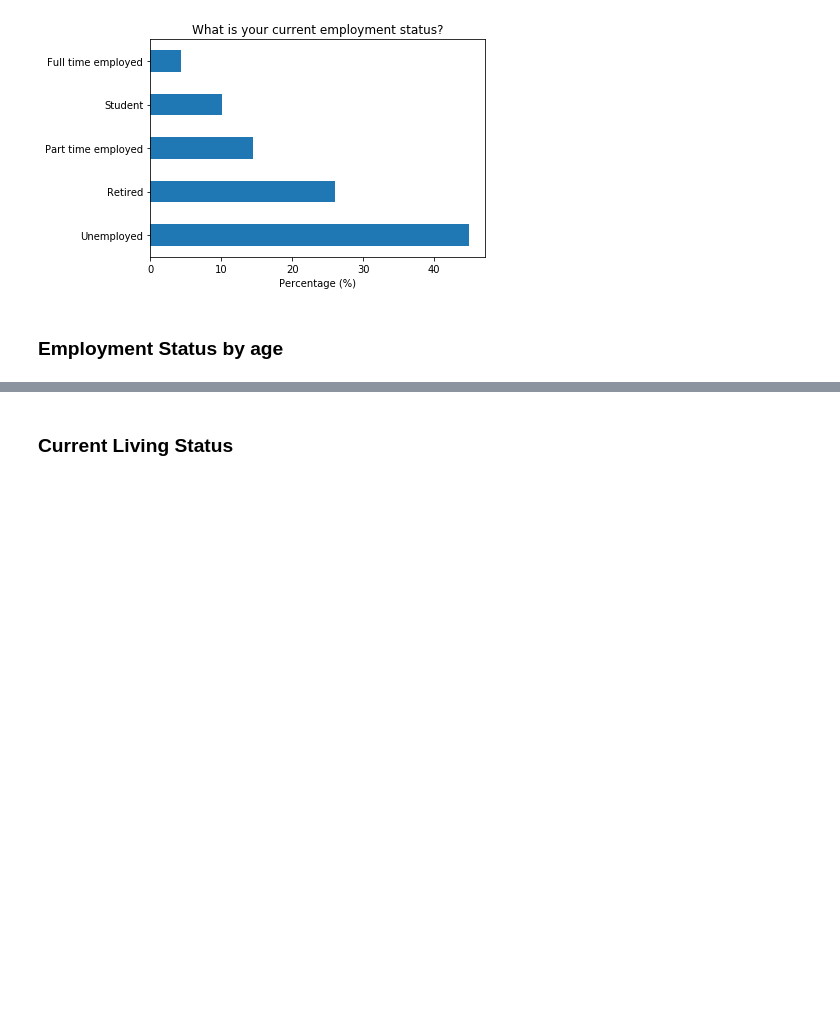
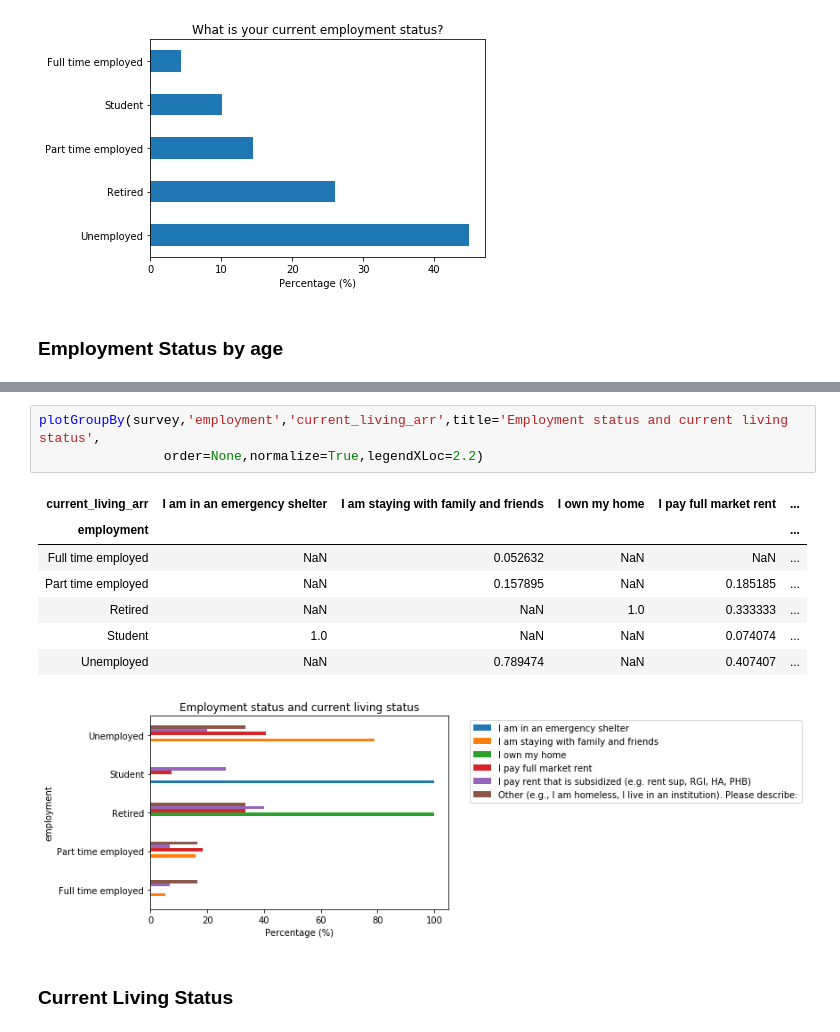
Before and after one commit to jbmoskow/CommunityHousingProject, a Jupyter notebook: CHP_Exploratory.ipynb, the cells around one changed output, grey strips where cells are left out. Drawn from its saved outputs; the diff is of its cells as text; blank space fills up the shorter version.

```diff
--- a/CHP_Exploratory.ipynb
+++ b/CHP_Exploratory.ipynb
@@ -280,3 +286,15 @@ Unemployed          51.020408      NaN  66.666667
+# %%
+plotGroupBy(survey,'employment','current_living_arr',title='Employment status and current living status',
+                order=None,normalize=True,legendXLoc=2.2)
+# %% [output]
+| current_living_arr | I am in an emergency shelter | I am staying with family and friends | I own my home | I pay full market rent | ... |
+| employment |  |  |  |  | ... |
+| Full time employed | NaN | 0.052632 | NaN | NaN | ... |
+| Part time employed | NaN | 0.157895 | NaN | 0.185185 | ... |
+| Retired | NaN | NaN | 1.0 | 0.333333 | ... |
+| Student | 1.0 | NaN | NaN | 0.074074 | ... |
+| Unemployed | NaN | 0.789474 | NaN | 0.407407 | ... |
+[figure, added]
 # %% [markdown]
 ### Current Living Status
 # %%
```
Also changed, not shown: parts of 22 cells of this notebook.
